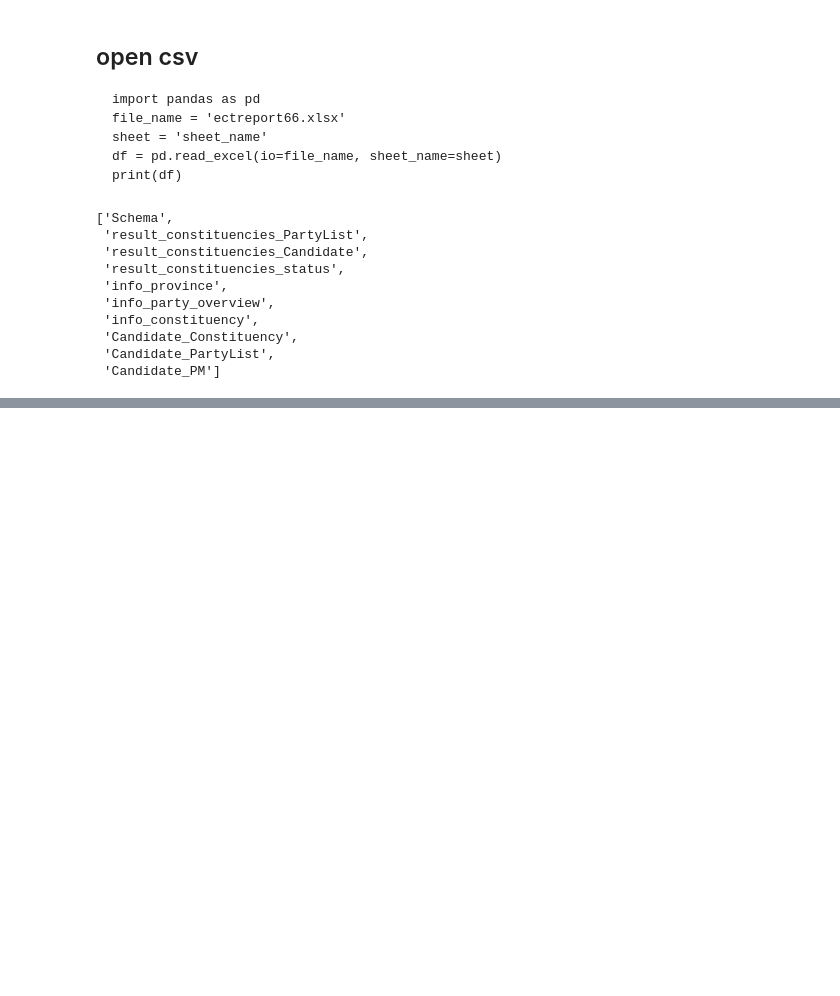
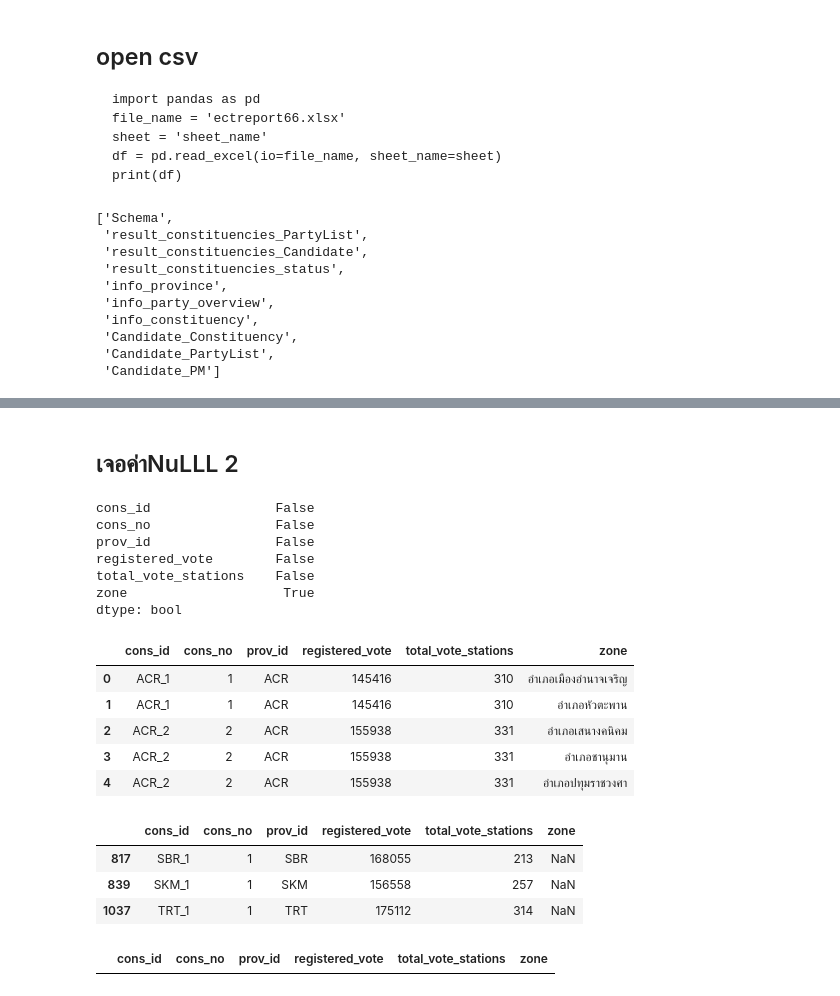
Before and after one commit to Sunisa78-8/Python_dataviz2023, a Jupyter notebook: พยย_นน.ipynb, the cells around one changed output, grey strips where cells are left out. Drawn from its saved outputs; the diff is of its cells as text; code cells hidden in the pictures; blank space fills up the shorter version.

```diff
--- a/พยย_นน.ipynb
+++ b/พยย_นน.ipynb
@@ -70,0 +180,26 @@ dfs.sheet_names # คำสั่งเช็คว่าในไฟล์ xlsx
+# %% [markdown]
+## เจอค่าNuLLL 2
+# %%
+print(info_constituency.isnull().any()) # เช็คค่าว่าง Null
+info_constituency.head()
+# %% [output]
+cons_id                False
+cons_no                False
+prov_id                False
+registered_vote        False
+total_vote_stations    False
+zone                    True
+dtype: bool
+|  | cons_id | cons_no | prov_id | registered_vote | total_vote_stations | zone |
+| 0 | ACR_1 | 1 | ACR | 145416 | 310 | อำเภอเมืองอำนาจเจริญ |
+| 1 | ACR_1 | 1 | ACR | 145416 | 310 | อำเภอหัวตะพาน |
+| 2 | ACR_2 | 2 | ACR | 155938 | 331 | อำเภอเสนางคนิคม |
+| 3 | ACR_2 | 2 | ACR | 155938 | 331 | อำเภอชานุมาน |
+| 4 | ACR_2 | 2 | ACR | 155938 | 331 | อำเภอปทุมราชวงศา |
+# %%
+info_constituency[info_constituency['zone'].isnull()] #แสดง row ที่มี party_no ว่าง
+# %% [output]
+|  | cons_id | cons_no | prov_id | registered_vote | total_vote_stations | zone |
+| 817 | SBR_1 | 1 | SBR | 168055 | 213 | NaN |
+| 839 | SKM_1 | 1 | SKM | 156558 | 257 | NaN |
+| 1037 | TRT_1 | 1 | TRT | 175112 | 314 | NaN |
@@ -70,0 +214,4 @@ dfs.sheet_names # คำสั่งเช็คว่าในไฟล์ xlsx
+# %%
+info_constituency[info_constituency['zone'].isnull()] #แสดง row ที่มี party_no ว่าง
+# %% [output]
+|  | cons_id | cons_no | prov_id | registered_vote | total_vote_stations | zone |
```
Also changed, not shown: parts of 20 cells of this notebook.
